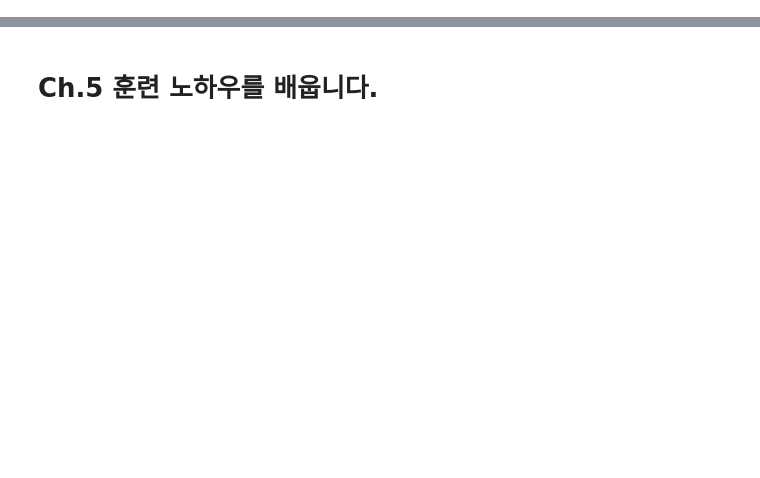
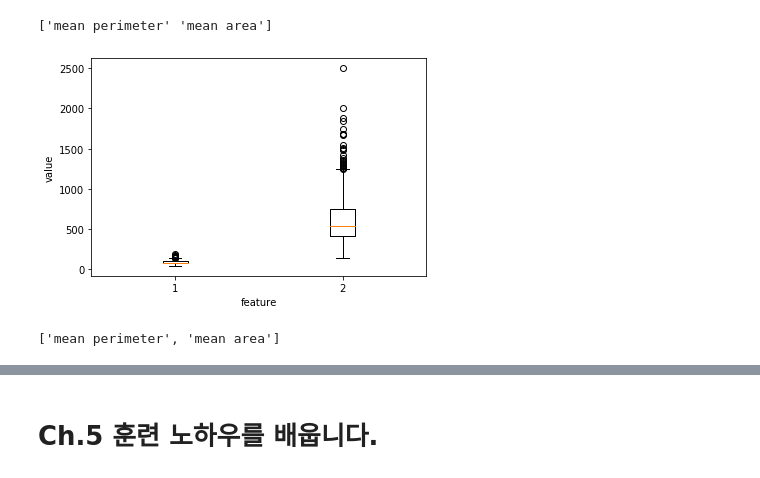
Before and after one commit to leegyuhi/oooooooooooooh, a Jupyter notebook: doitdeeplearning_chapter_5_2~3.ipynb, the cells around one changed output, grey strips where cells are left out. Cells and saved outputs as stored; diff of their text form; code cells hidden in the pictures; blank space fills up the shorter version.

```diff
--- a/doitdeeplearning_chapter_5_2~3.ipynb
+++ b/doitdeeplearning_chapter_5_2~3.ipynb
@@ -2,0 +82,5 @@
+# %%
+#검증 세트 사용해 모델 평가하기
+sgd = SGDClassifier(loss='log', random_state=42)
+sgd.fit(x_train, y_train)
+sgd.score(x_val, y_val)
@@ -2,0 +122,12 @@
+# %%
+import matplotlib.pyplot as plt
+print(cancer.feature_names[[2,3]])
+plt.boxplot(x_train[:, 2:4])
+plt.xlabel('feature')
+plt.ylabel('value')
+plt.show()
+['mean perimeter', 'mean area']
+# %% [output]
+['mean perimeter' 'mean area']
+[figure, added]
+['mean perimeter', 'mean area']
```
Also changed, not shown: parts of 72 cells of this notebook.
